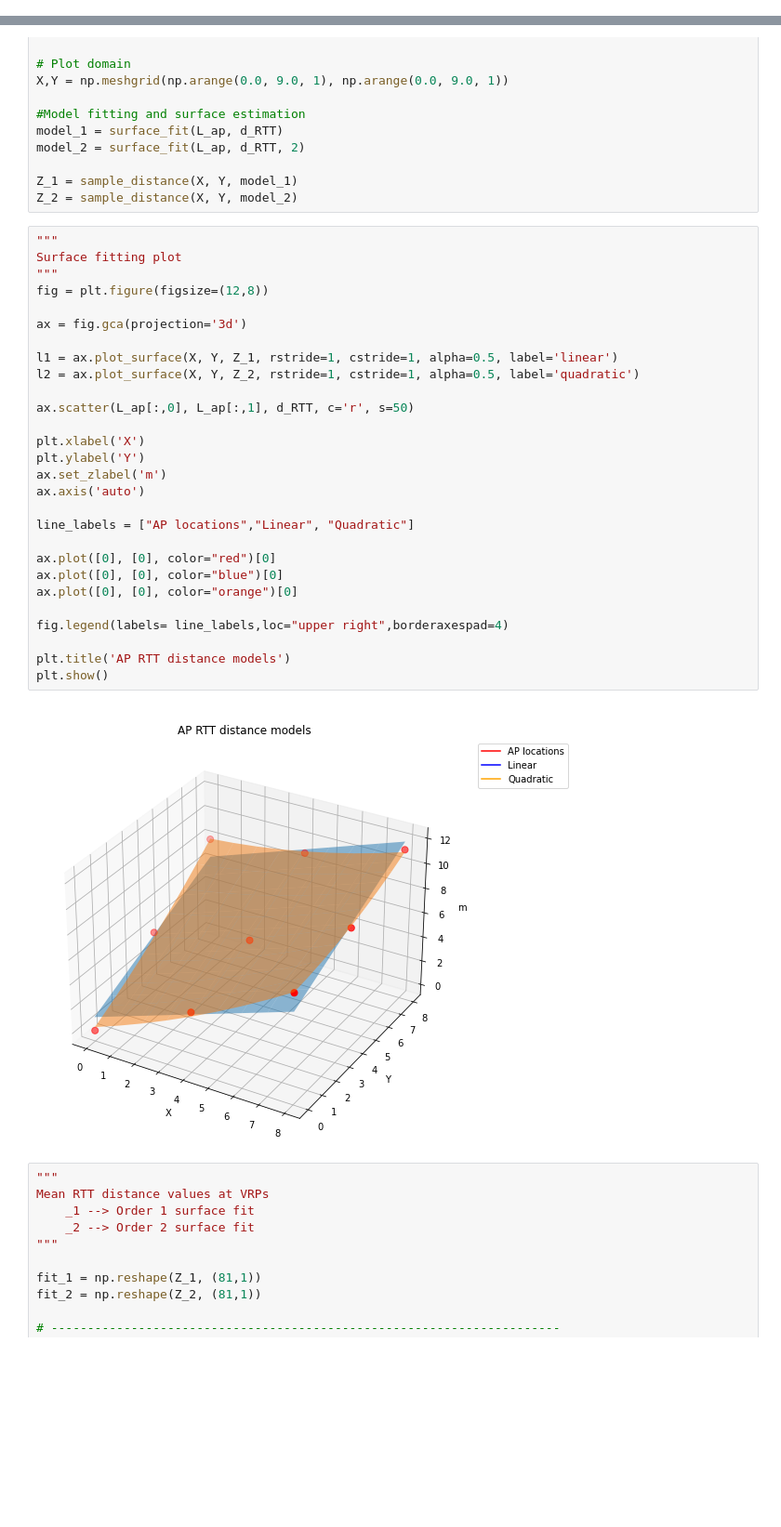
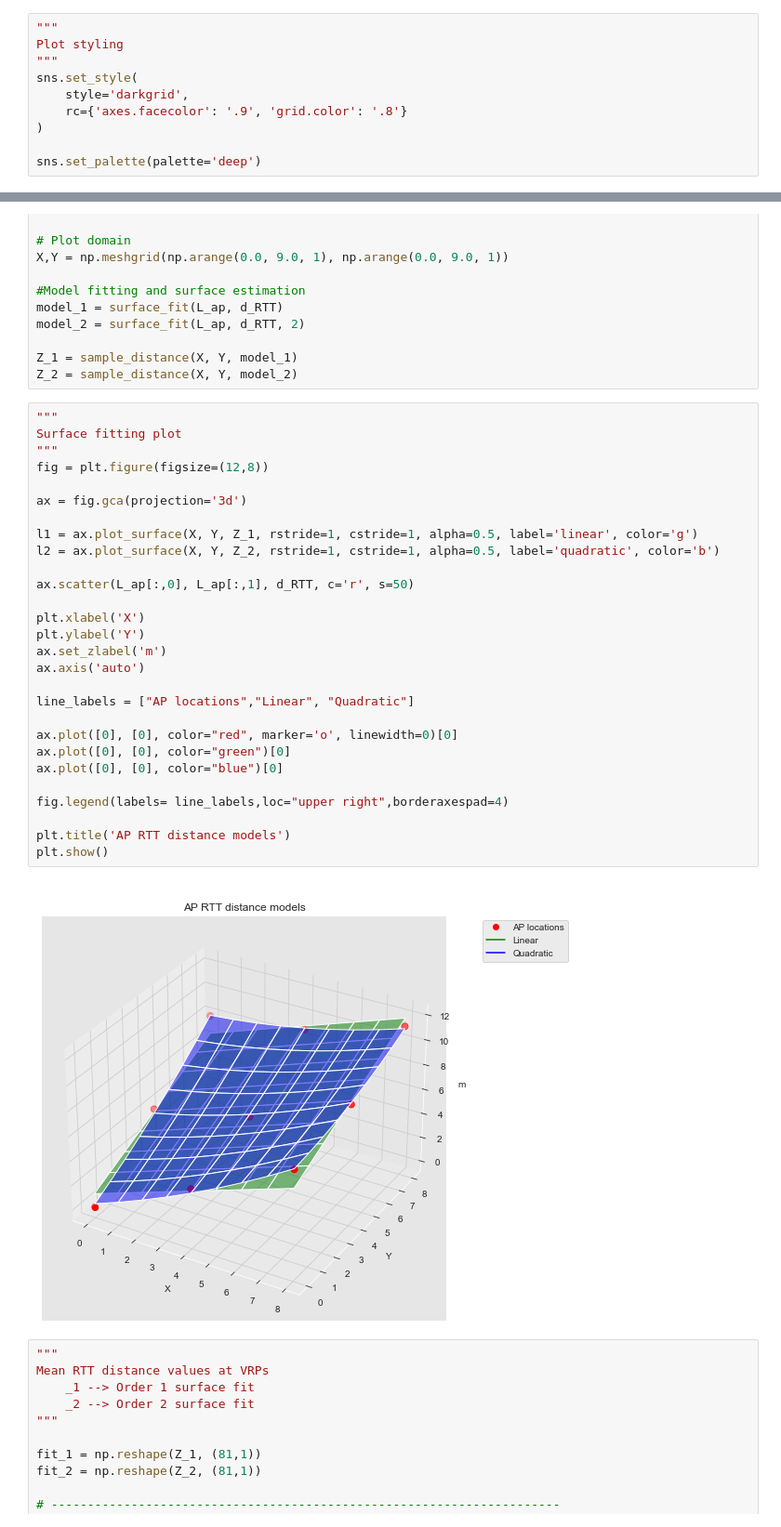
Before and after one commit to carlogattuso/Indoor_Positioning_RTT_GPR, a Jupyter notebook: src/psfm_gpr.ipynb, the cells around one changed output, grey strips where cells are left out. Shown at 93% size. Drawn from its saved outputs; the diff is of its cells as text; blank space fills up the shorter version.

```diff
--- a/src/psfm_gpr.ipynb
+++ b/src/psfm_gpr.ipynb
@@ -14,6 +15,16 @@ from sklearn.gaussian_process.kernels import RBF, ConstantKernel, WhiteKernel
 from sklearn.metrics import mean_squared_error, mean_absolute_error
 
 from scipy.optimize import curve_fit
+# %%
+"""
+Plot styling
+"""
+sns.set_style(
+    style='darkgrid',
+    rc={'axes.facecolor': '.9', 'grid.color': '.8'}
+)
+
+sns.set_palette(palette='deep')
 # %%
 """
 Locations plot
@@ -135,33 +146,33 @@ Z_2 = sample_distance(X, Y, model_2)
 # %%
 """
 Surface fitting plot
 """
 fig = plt.figure(figsize=(12,8))
 
 ax = fig.gca(projection='3d')
 
-l1 = ax.plot_surface(X, Y, Z_1, rstride=1, cstride=1, alpha=0.5, label='linear')
-l2 = ax.plot_surface(X, Y, Z_2, rstride=1, cstride=1, alpha=0.5, label='quadratic')
+l1 = ax.plot_surface(X, Y, Z_1, rstride=1, cstride=1, alpha=0.5, label='linear', color='g')
+l2 = ax.plot_surface(X, Y, Z_2, rstride=1, cstride=1, alpha=0.5, label='quadratic', color='b')
 
 ax.scatter(L_ap[:,0], L_ap[:,1], d_RTT, c='r', s=50)
 
 plt.xlabel('X')
 plt.ylabel('Y')
 ax.set_zlabel('m')
 ax.axis('auto')
 
 line_labels = ["AP locations","Linear", "Quadratic"]
 
-ax.plot([0], [0], color="red")[0]
+ax.plot([0], [0], color="red", marker='o', linewidth=0)[0]
+ax.plot([0], [0], color="green")[0]
 ax.plot([0], [0], color="blue")[0]
-ax.plot([0], [0], color="orange")[0]
 
 fig.legend(labels= line_labels,loc="upper right",borderaxespad=4)
 
 plt.title('AP RTT distance models')
 plt.show()
 # %% [output]
-[figure, old version]
+[figure, new version]
 # %%
 """
 Mean RTT distance values at VRPs
```
Also changed, not shown: parts of 15 cells of this notebook.
